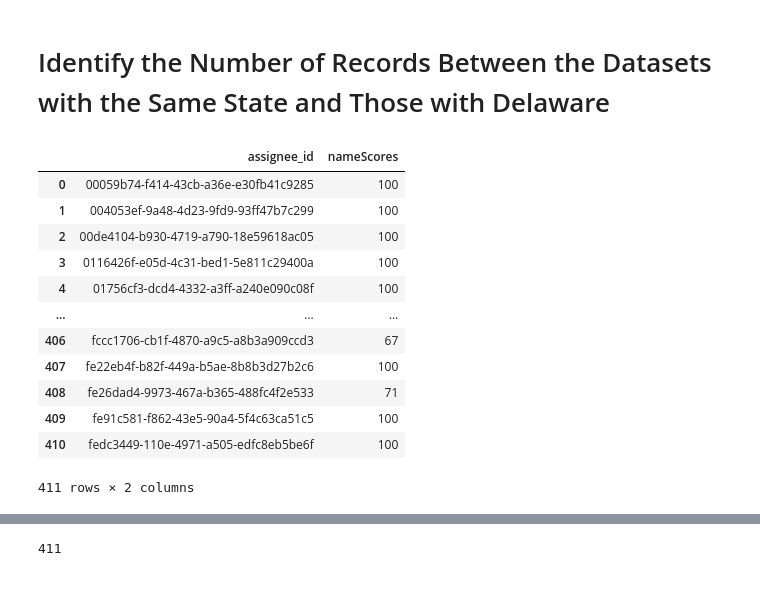
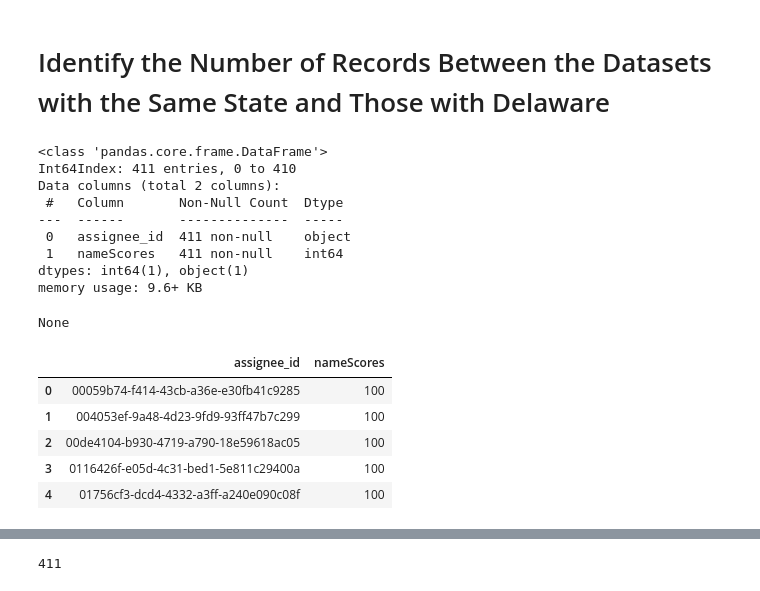
Before and after one commit to jc2568/PatentsView_OC, a Jupyter notebook: Prepare OpenCorporates Data with No States.ipynb, the cells around one changed output, grey strips where cells are left out. Saved outputs shown, nothing was run; the diff lists cells and outputs as text; code cells hidden in the pictures.

```diff
--- a/Prepare OpenCorporates Data with No States.ipynb
+++ b/Prepare OpenCorporates Data with No States.ipynb
@@ -1506,23 +1527,26 @@ a_full = os.path.join(res_folder,outpt_file)
 # %% [markdown]
 # Identify the Number of Records Between the Datasets with the Same State and Those with Delaware
 # %%
-###
-
+### group the data by assignee_id and select the record with the highest fuzzy score
 assigneeScores=pd.DataFrame(assingeeIDMerge1.groupby(by=['assignee_id'],as_index=False)['nameScores'].max())
 
-assigneeScores
+### print general stats and first 5 records for dataset
+display(assigneeScores.info(),assigneeScores.head())
 # %% [output]
+<class 'pandas.core.frame.DataFrame'>
+Int64Index: 411 entries, 0 to 410
+Data columns (total 2 columns):
+ #   Column       Non-Null Count  Dtype
+---  ------       --------------  -----
+ 0   assignee_id  411 non-null    object
+ 1   nameScores   411 non-null    int64
+dtypes: int64(1), object(1)
+memory usage: 9.6+ KB
+None
 |  | assignee_id | nameScores |
 | 0 | 00059b74-f414-43cb-a36e-e30fb41c9285 | 100 |
 | 1 | 004053ef-9a48-4d23-9fd9-93ff47b7c299 | 100 |
 | 2 | 00de4104-b930-4719-a790-18e59618ac05 | 100 |
 | 3 | 0116426f-e05d-4c31-bed1-5e811c29400a | 100 |
 | 4 | 01756cf3-dcd4-4332-a3ff-a240e090c08f | 100 |
-| ... | ... | ... |
-| 406 | fccc1706-cb1f-4870-a9c5-a8b3a909ccd3 | 67 |
-| 407 | fe22eb4f-b82f-449a-b5ae-8b8b3d27b2c6 | 100 |
-| 408 | fe26dad4-9973-467a-b365-488fc4f2e533 | 71 |
-| 409 | fe91c581-f862-43e5-90a4-5f4c63ca51c5 | 100 |
-| 410 | fedc3449-110e-4971-a505-edfc8eb5be6f | 100 |
-411 rows × 2 columns
 # %%
```
Also changed, not shown: parts of 46 cells of this notebook, 1 other file.
